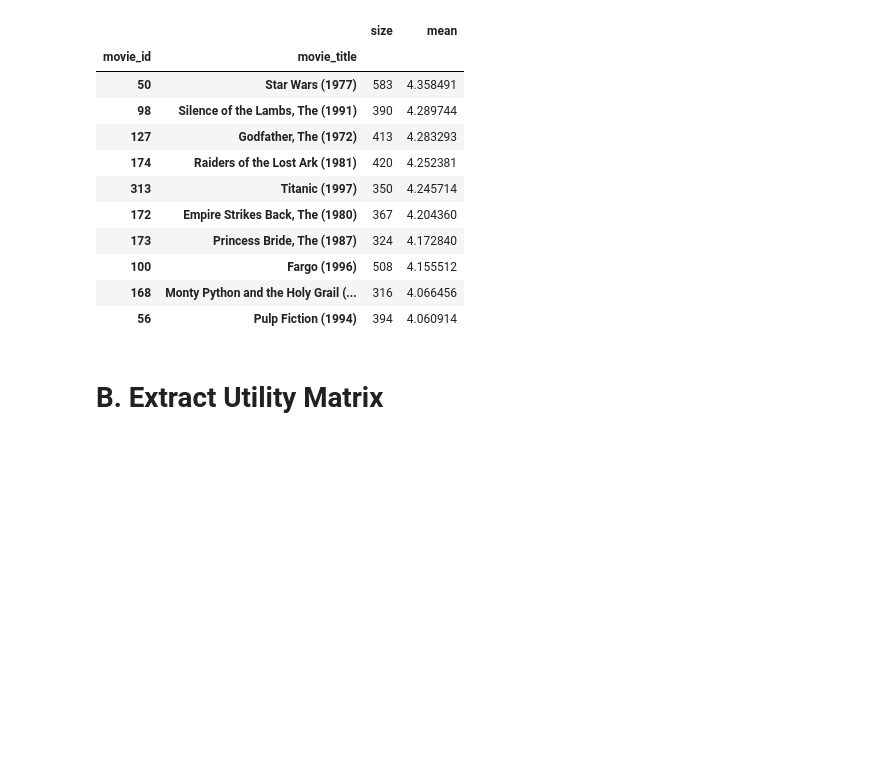
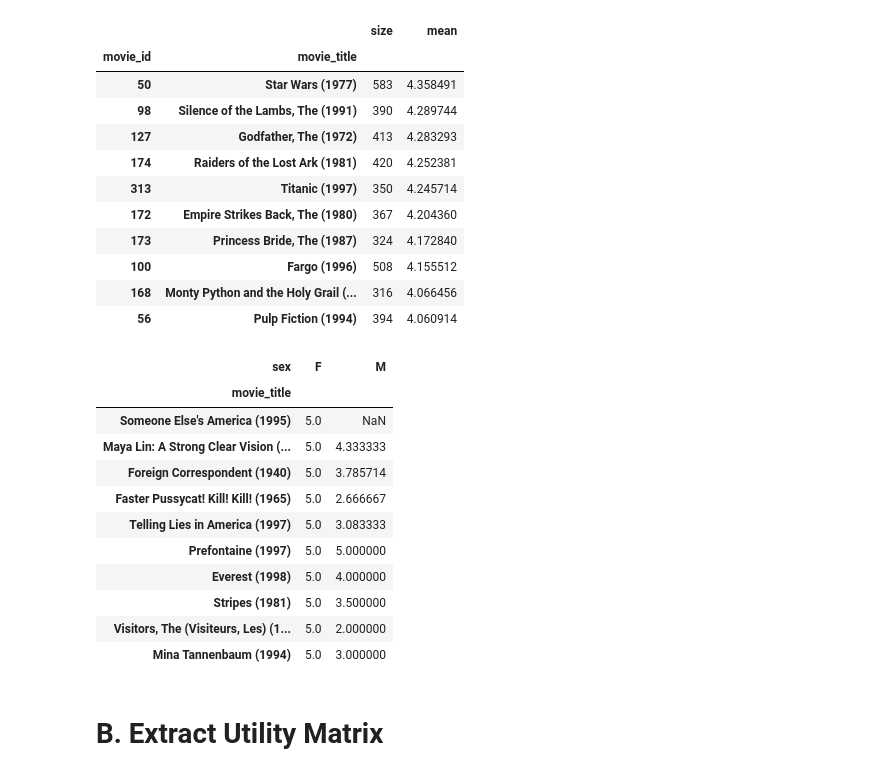
Before and after one commit to kz4/DataMining, a Jupyter notebook: 3DimensionalityReduction_RecommenderSystems/2RecommenderSystem/starter-3.4.ipynb, the cells around one changed output. Saved outputs shown, nothing was run; the diff lists cells and outputs as text; code cells hidden in the pictures; blank space fills up the shorter version.

```diff
--- a/3DimensionalityReduction_RecommenderSystems/2RecommenderSystem/starter-3.4.ipynb
+++ b/3DimensionalityReduction_RecommenderSystems/2RecommenderSystem/starter-3.4.ipynb
@@ -338,7 +340,22 @@ qualified_size_and_mean['rating'].sort_values(by=['mean'], ascending=False).head
 | 168 | Monty Python and the Holy Grail (... | 316 | 4.066456 |
 | 56 | Pulp Fiction (1994) | 394 | 4.060914 |
 # %%
-# TODO: describe one more interesting question, and then query the result with Pandas
+# describe one more interesting question, and then query the result with Pandas
+# The top 10 rating movies by gender
+lens.pivot_table('rating', index='movie_title', columns='sex', aggfunc='mean').sort_values(by='F', ascending=False).head(10)
+# %% [output]
+| sex | F | M |
+| movie_title |  |  |
+| Someone Else's America (1995) | 5.0 | NaN |
+| Maya Lin: A Strong Clear Vision (... | 5.0 | 4.333333 |
+| Foreign Correspondent (1940) | 5.0 | 3.785714 |
+| Faster Pussycat! Kill! Kill! (1965) | 5.0 | 2.666667 |
+| Telling Lies in America (1997) | 5.0 | 3.083333 |
+| Prefontaine (1997) | 5.0 | 5.000000 |
+| Everest (1998) | 5.0 | 4.000000 |
+| Stripes (1981) | 5.0 | 3.500000 |
+| Visitors, The (Visiteurs, Les) (1... | 5.0 | 2.000000 |
+| Mina Tannenbaum (1994) | 5.0 | 3.000000 |
 # %% [markdown]
 # B. Extract Utility Matrix
 # %%
```
Also changed, not shown: parts of 15 cells of this notebook.
